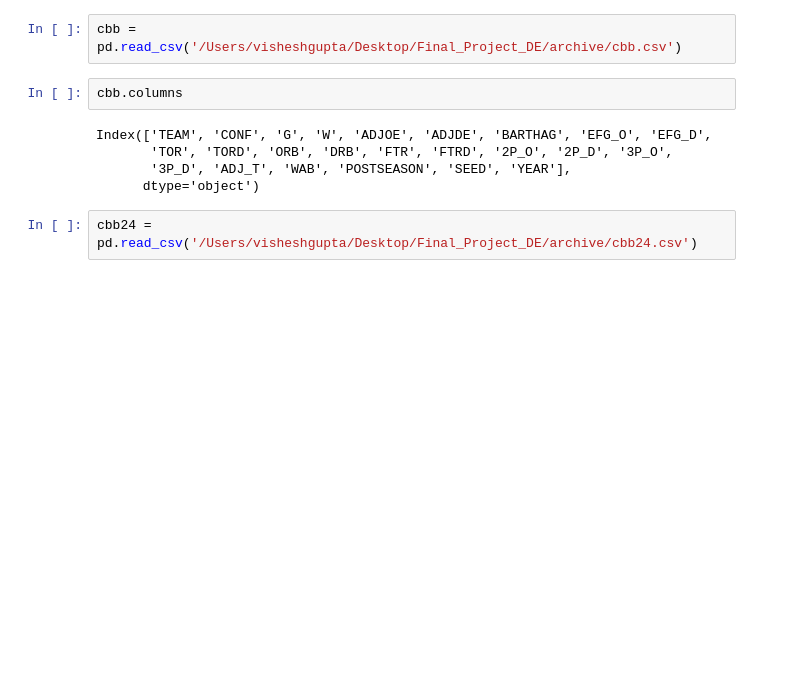
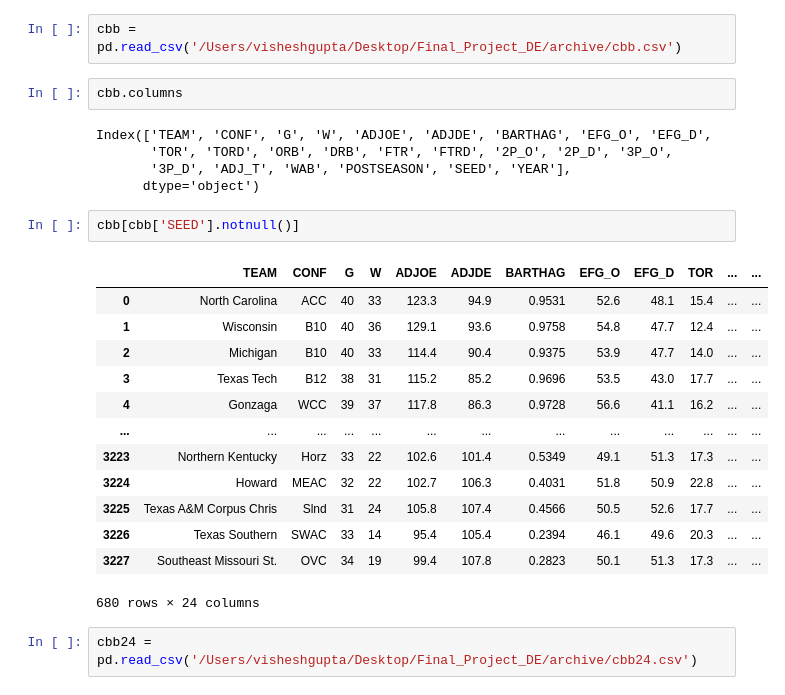
Before and after one commit to danishmaknojia/Final_Project_DE, a Jupyter notebook: data_clense_gam_try.ipynb, the cells around one changed output. Saved outputs shown, nothing was run; the diff lists cells and outputs as text; blank space fills up the shorter version.

```diff
--- a/data_clense_gam_try.ipynb
+++ b/data_clense_gam_try.ipynb
@@ -13,5 +13,21 @@ Index(['TEAM', 'CONF', 'G', 'W', 'ADJOE', 'ADJDE', 'BARTHAG', 'EFG_O', 'EFG_D',
        'TOR', 'TORD', 'ORB', 'DRB', 'FTR', 'FTRD', '2P_O', '2P_D', '3P_O',
        '3P_D', 'ADJ_T', 'WAB', 'POSTSEASON', 'SEED', 'YEAR'],
       dtype='object')
+# %%
+cbb[cbb['SEED'].notnull()]
+# %% [output]
+|  | TEAM | CONF | G | W | ADJOE | ADJDE | BARTHAG | EFG_O | EFG_D | TOR | ... | ... |
+| 0 | North Carolina | ACC | 40 | 33 | 123.3 | 94.9 | 0.9531 | 52.6 | 48.1 | 15.4 | ... | ... |
+| 1 | Wisconsin | B10 | 40 | 36 | 129.1 | 93.6 | 0.9758 | 54.8 | 47.7 | 12.4 | ... | ... |
+| 2 | Michigan | B10 | 40 | 33 | 114.4 | 90.4 | 0.9375 | 53.9 | 47.7 | 14.0 | ... | ... |
+| 3 | Texas Tech | B12 | 38 | 31 | 115.2 | 85.2 | 0.9696 | 53.5 | 43.0 | 17.7 | ... | ... |
+| 4 | Gonzaga | WCC | 39 | 37 | 117.8 | 86.3 | 0.9728 | 56.6 | 41.1 | 16.2 | ... | ... |
+| ... | ... | ... | ... | ... | ... | ... | ... | ... | ... | ... | ... | ... |
+| 3223 | Northern Kentucky | Horz | 33 | 22 | 102.6 | 101.4 | 0.5349 | 49.1 | 51.3 | 17.3 | ... | ... |
+| 3224 | Howard | MEAC | 32 | 22 | 102.7 | 106.3 | 0.4031 | 51.8 | 50.9 | 22.8 | ... | ... |
+| 3225 | Texas A&M Corpus Chris | Slnd | 31 | 24 | 105.8 | 107.4 | 0.4566 | 50.5 | 52.6 | 17.7 | ... | ... |
+| 3226 | Texas Southern | SWAC | 33 | 14 | 95.4 | 105.4 | 0.2394 | 46.1 | 49.6 | 20.3 | ... | ... |
+| 3227 | Southeast Missouri St. | OVC | 34 | 19 | 99.4 | 107.8 | 0.2823 | 50.1 | 51.3 | 17.3 | ... | ... |
+680 rows × 24 columns
 # %%
 cbb24 = pd.read_csv('/Users/visheshgupta/Desktop/Final_Project_DE/archive/cbb24.csv')
```
Also changed, not shown: parts of 8 cells of this notebook, 1 other file.
